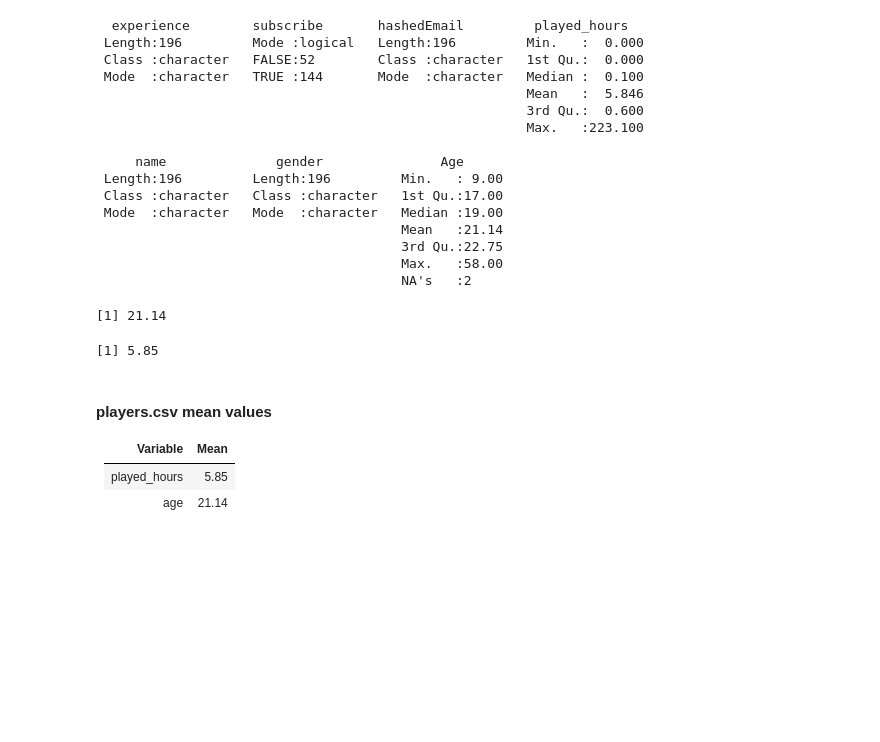
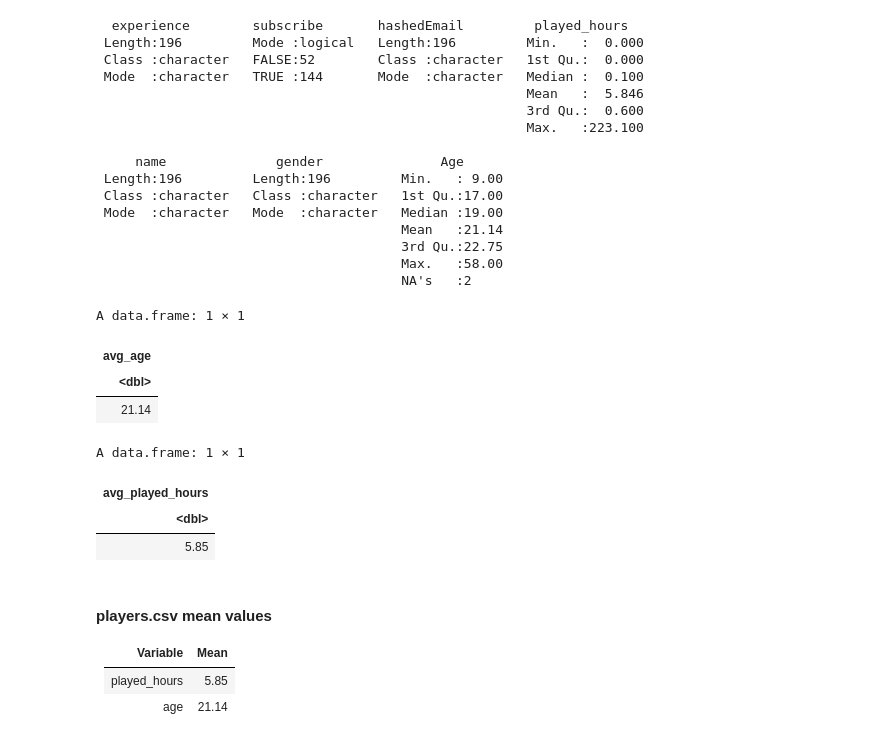
Before and after one commit to lbulka9/DSCI-100---Project, a Jupyter notebook: ProjectPlanning.ipynb, the cells around one changed output. Saved outputs shown, nothing was run; the diff lists cells and outputs as text; code cells hidden in the pictures; blank space fills up the shorter version.

```diff
--- a/ProjectPlanning.ipynb
+++ b/ProjectPlanning.ipynb
@@ -166,15 +166,21 @@ A data.frame: 196 × 7
                                        Max.   :58.00
                                        NA's   :2
 # %%
-avg_played_hours<- mean(players$played_hours, na.rm= TRUE)|>
-    round(2)
-avg_age<- mean(players$Age, na.rm= TRUE)|>
-    round(2)
+avg_played_hours<- players|>
+    summarize(avg_played_hours= round(mean(played_hours,  na.rm= TRUE), 2))
+avg_age<-players|>
+    summarize(avg_age= round(mean(Age, na.rm= TRUE), 2))
 avg_age
 avg_played_hours
 # %% [output]
-[1] 21.14
+A data.frame: 1 × 1
+| avg_age |
+| <dbl> |
+| 21.14 |
-[1] 5.85
+A data.frame: 1 × 1
+| avg_played_hours |
+| <dbl> |
+| 5.85 |
 # %% [markdown]
 #### players.csv mean values
 
```
Also changed, not shown: parts of 2 cells of this notebook.
